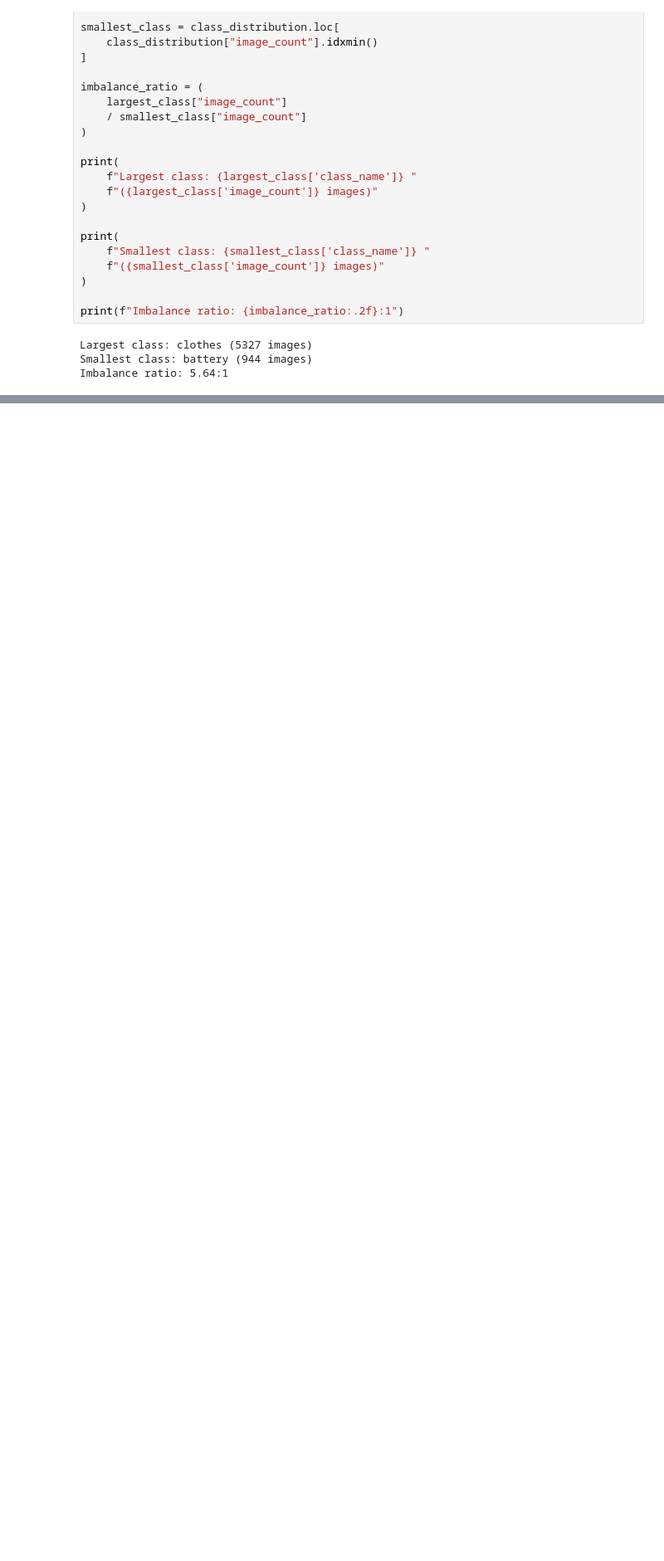
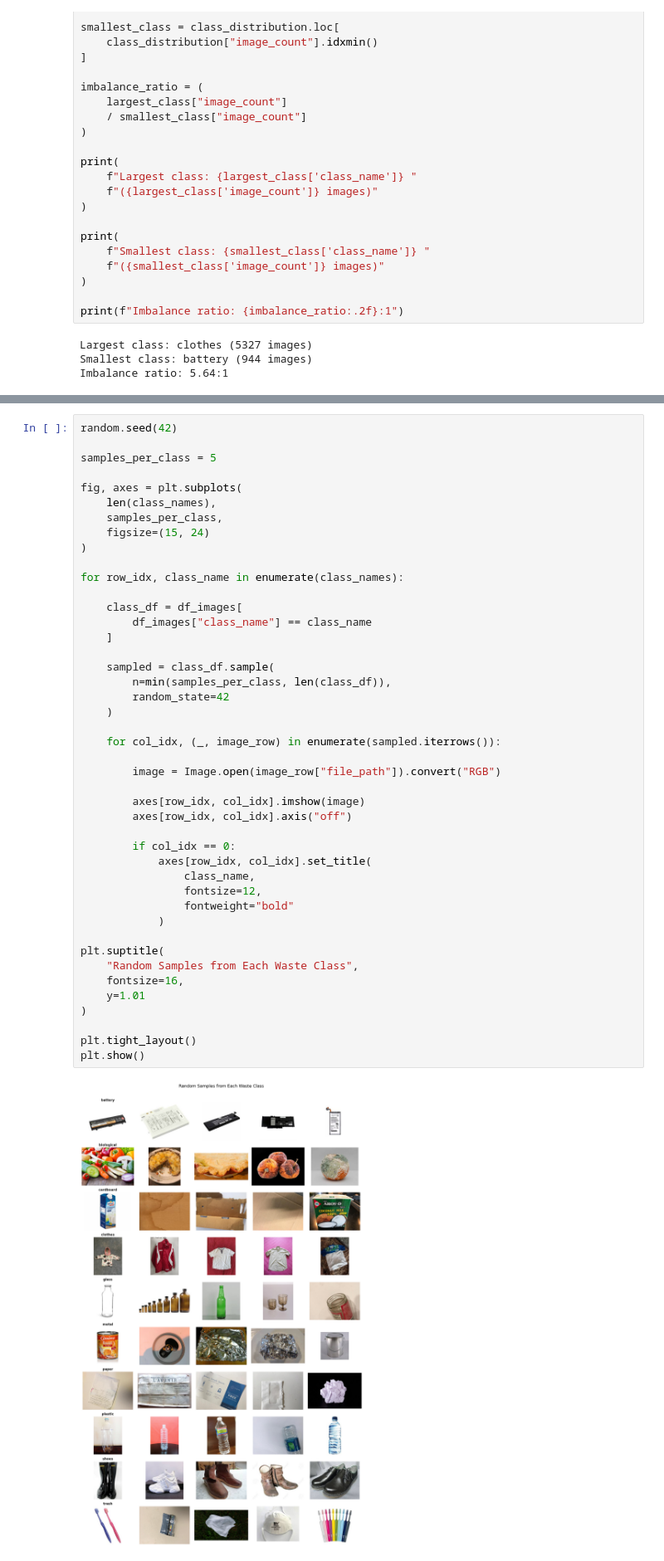
Before and after one commit to Master-GB/waste-classification, a Jupyter notebook: notebooks/01_dataset_audit.ipynb, the cells around one changed output, grey strips where cells are left out. Shown at 83% size. Drawn from its saved outputs; the diff is of its cells as text; blank space fills up the shorter version.

```diff
--- a/notebooks/01_dataset_audit.ipynb
+++ b/notebooks/01_dataset_audit.ipynb
@@ -207,0 +388,46 @@ Imbalance ratio: 5.64:1
+# %%
+random.seed(42)
+
+samples_per_class = 5
+
+fig, axes = plt.subplots(
+    len(class_names),
+    samples_per_class,
+    figsize=(15, 24)
+)
+
+for row_idx, class_name in enumerate(class_names):
+
+    class_df = df_images[
+        df_images["class_name"] == class_name
+    ]
+
+    sampled = class_df.sample(
+        n=min(samples_per_class, len(class_df)),
+        random_state=42
+    )
+
+    for col_idx, (_, image_row) in enumerate(sampled.iterrows()):
+
+        image = Image.open(image_row["file_path"]).convert("RGB")
+
+        axes[row_idx, col_idx].imshow(image)
+        axes[row_idx, col_idx].axis("off")
+
+        if col_idx == 0:
+            axes[row_idx, col_idx].set_title(
+                class_name,
+                fontsize=12,
+                fontweight="bold"
+            )
+
+plt.suptitle(
+    "Random Samples from Each Waste Class",
+    fontsize=16,
+    y=1.01
+)
+
+plt.tight_layout()
+plt.show()
+# %% [output]
+[figure, added]
```
Also changed, not shown: parts of 18 cells of this notebook.
